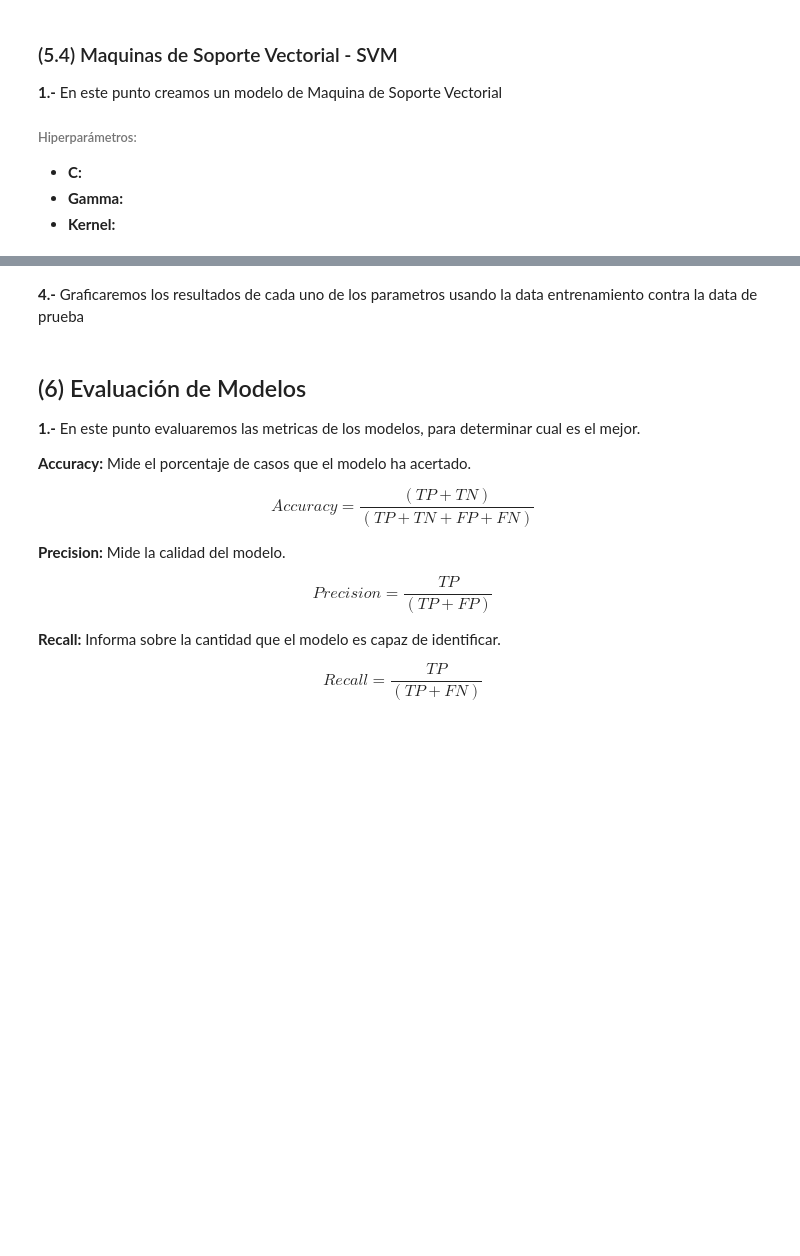
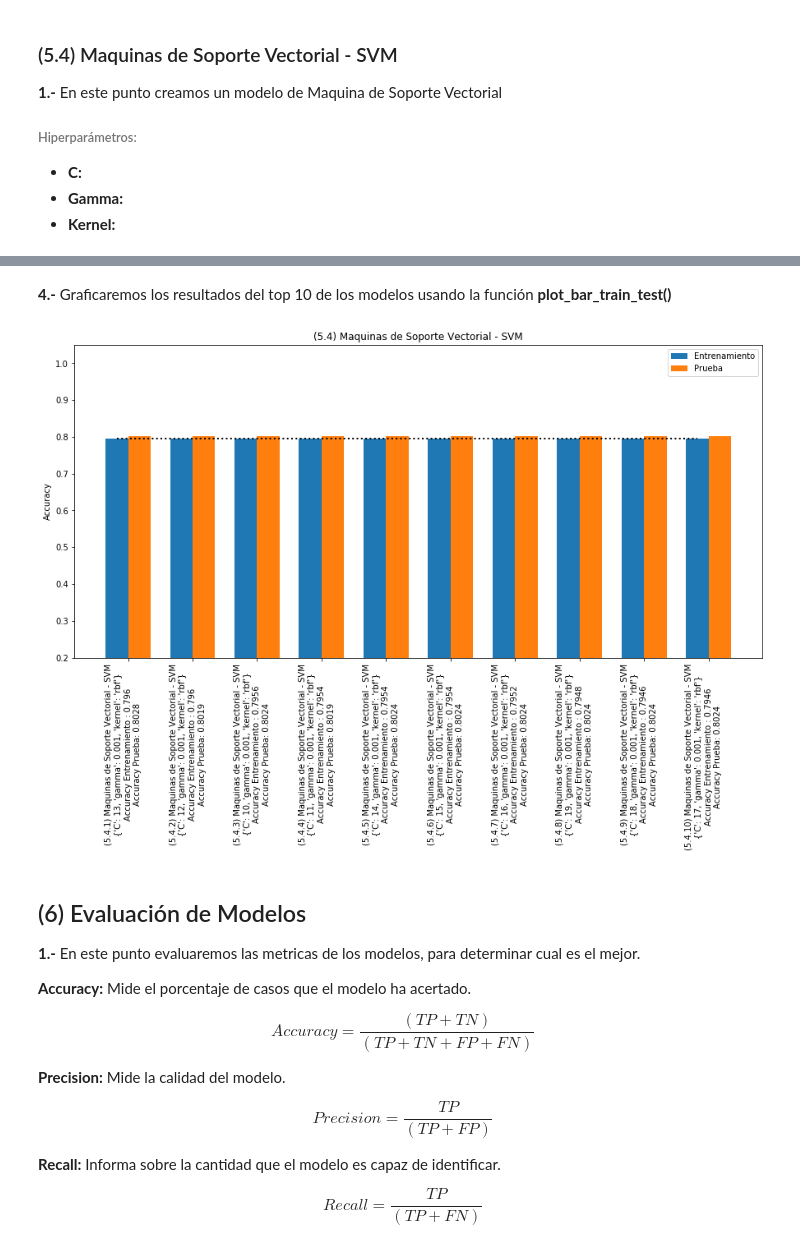
Before and after one commit to jorgeo80/UP_MCD, a Jupyter notebook: MachineLearning/Proyecto/CHURNAnalysis.ipynb, the cells around one changed output, grey strips where cells are left out. Saved outputs shown, nothing was run; the diff lists cells and outputs as text; code cells hidden in the pictures; blank space fills up the shorter version.

```diff
--- a/MachineLearning/Proyecto/CHURNAnalysis.ipynb
+++ b/MachineLearning/Proyecto/CHURNAnalysis.ipynb
@@ -654,17 +637,9 @@ svc = SVC(random_state=setSeed)
-# %%
-# Incializamos in GridSearch para definir los mejores parametro
-svc_cv = GridSearchCV(svc, param_grid, cv = crossValidation)
-# Ajustamos la data de entrenamiento
-svc_cv.fit(X_train, y_train)
-
-# Generamos una lista vacia que contendra las evaluaciones de prueba de cada uno de los modelos
-test_sc = list()
-parameters = svc_cv.cv_results_['params']
-
-# Hacemos un loop para iterar sobre todos los parametros
-for value in parameters:
-    # Creamos el modelo y lo ajustamos
-    svc = SVC(random_state=setSeed, **value)
-    svc.fit(X_train, y_train)
-    # Agregamos los resultados de nuestros scores a nuestras listas
-    test_sc.append(svc.score(X_test, y_test))
+# %%
+# Inicializamos el modelo de Maquina de Soporte Vectorial
+svc = SVC(random_state=setSeed)
+
+# Incializamos in GridSearch para definir los mejores parametro
+svc_cv = GridSearchCV(svc, param_grid, cv = crossValidation)
+
+# Ajustamos la data de entrenamiento
+svc_cv.fit(Z_train, y_train)
@@ -700,0 +662,9 @@ svc_top3[['model', 'rank', 'params', 'train_sc', 'test_sc']]
+# %%
+# Argumentos adicionales del modelo no incluidos en la variable param_grid
+svcArgs = {'random_state': setSeed}
+
+# Corremos la función que nos ayudara a obtener el top 10 delosmodelos
+svcTop10 = metrics_train_test(Z_train, y_train, Z_test, y_test,
+                              svc_cv, modelNumber, modelType,
+                              SVC,svcArgs)
+svcTop10.head(5)
@@ -701,12 +678,10 @@ svc_top3[['model', 'rank', 'params', 'train_sc', 'test_sc']]
 # %% [markdown]
-**4.-** Graficaremos los resultados de cada uno de los parametros usando la data entrenamiento contra la data de prueba
+**4.-** Graficaremos los resultados del top 10 de los modelos usando la función **plot_bar_train_test()**
-# %%
-# Usaremos solo la data obtenida en cv_results
-dataFrame = cv_results
-dataFrame = dataFrame.sort_values(by=['param_C', 'param_gamma'])
-
-# Corremos la función que grafica la data de entrenamiento vs prueba
-plot_train_test(dataFrame, modelName)
+# %%
+# corremos la grafica con los resultados del top 10
+plot_bar_train_test(svcTop10, modelName)
+# %% [output]
+[figure, added]
 # %% [markdown]
 ## (6) Evaluación de Modelos
 
```
Also changed, not shown: parts of 36 cells of this notebook.
